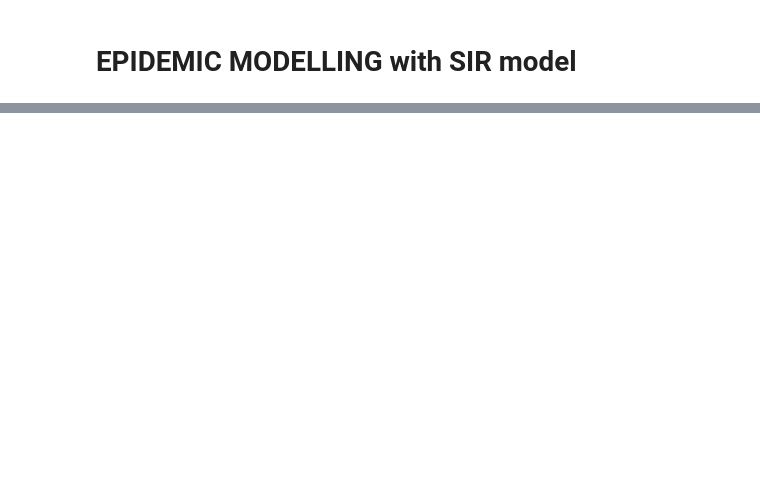
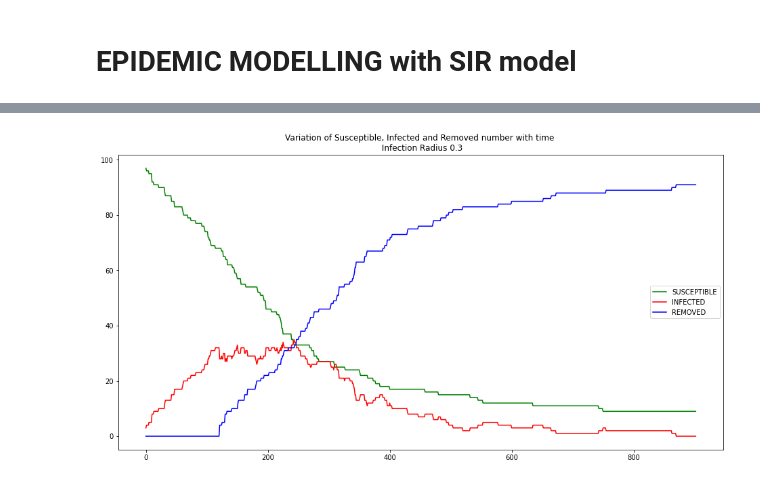
Before and after one commit to NirajanBekoju/Epidemic-Modelling, a Jupyter notebook: Data Analysis.ipynb, the cells around one changed output, grey strips where cells are left out. Cells and saved outputs as stored; diff of their text form; code cells hidden in the pictures; blank space fills up the shorter version.

```diff
--- a/Data Analysis.ipynb
+++ b/Data Analysis.ipynb
@@ -58,0 +58,4 @@ memory usage: 23.1 KB
+# %%
+dataf03_120_100_3 = read_display_SIR_data("dataf03_120_100_3")
+# %% [output]
+[figure, added]
```
Also changed, not shown: parts of 15 cells of this notebook, 1 other file.
